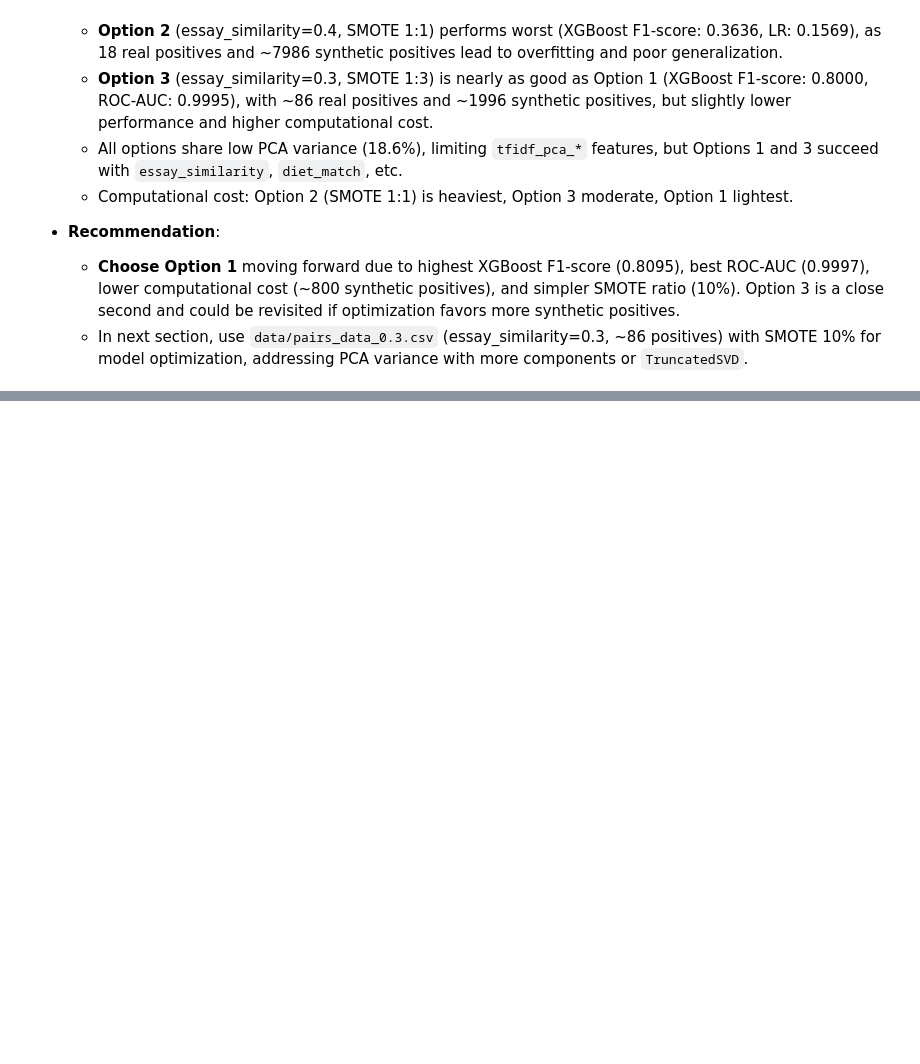
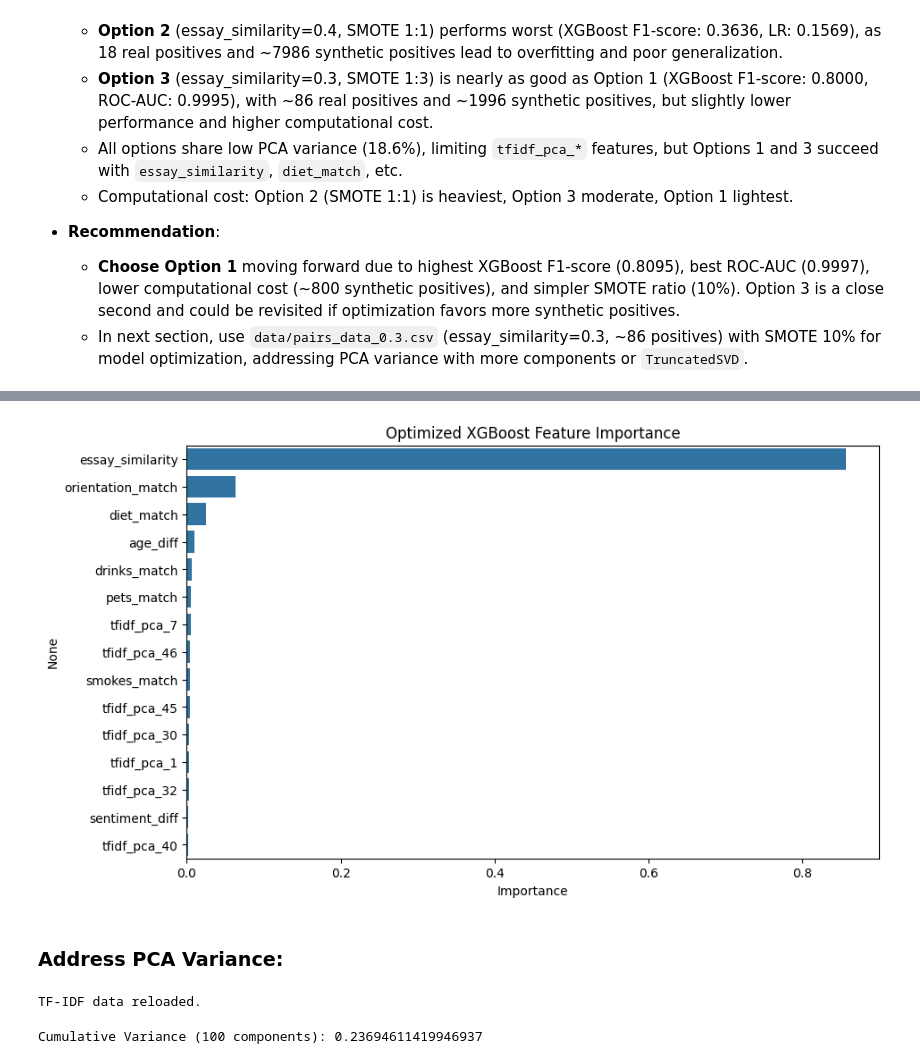
Before and after one commit to GoudyMT/dating-ml-project, a Jupyter notebook: dating_ml_analysis.ipynb, the cells around one changed output, grey strips where cells are left out. Drawn from its saved outputs; the diff is of its cells as text; code cells hidden in the pictures; blank space fills up the shorter version.

```diff
--- a/dating_ml_analysis.ipynb
+++ b/dating_ml_analysis.ipynb
@@ -618,0 +745,39 @@ Objective: Compare imbalance strategies to choose the best for Step 6 optimizati
+# %%
+# Feature importance
+plt.figure(figsize=(10, 6))
+feature_imp = pd.Series(best_xgb.feature_importances_, index=selected_features).sort_values(ascending=False)
+sns.barplot(x=feature_imp, y=feature_imp.index)
+plt.title('Optimized XGBoost Feature Importance')
+plt.xlabel('Importance')
+plt.savefig('images/optimized_xgb_feature_importance.png')
+plt.show()
+plt.close()
+# %% [output]
+[figure, added]
+# %% [markdown]
+### Address PCA Variance:
+# %%
+from sklearn.decomposition import PCA, TruncatedSVD
+import matplotlib.pyplot as plt
+from sklearn.feature_extraction.text import TfidfVectorizer
+import pandas as pd
+import scipy.sparse as sp
+
+pairs_df = pd.read_csv('data/pairs_raw.csv')
+
+# Reload TF-IDF data
+tfidf = TfidfVectorizer(max_features=5000, stop_words='english')
+essays_1_tfidf = tfidf.fit_transform(pairs_df['essays_1'])
+essays_2_tfidf = tfidf.transform(pairs_df['essays_2'])
+tfidf_combined = sp.vstack([essays_1_tfidf, essays_2_tfidf])
+print("TF-IDF data reloaded.")
+# %% [output]
+TF-IDF data reloaded.
+# %%
+# Test PCA with more components
+pca = PCA(n_components=100, random_state=42)
+pca.fit(tfidf_combined.toarray())
+cumulative_variance = np.cumsum(pca.explained_variance_ratio_)
+print("Cumulative Variance (100 components):", cumulative_variance[-1])
+# %% [output]
+Cumulative Variance (100 components): 0.23694611419946937
```
Also changed, not shown: parts of 13 cells of this notebook, 4 other files.
